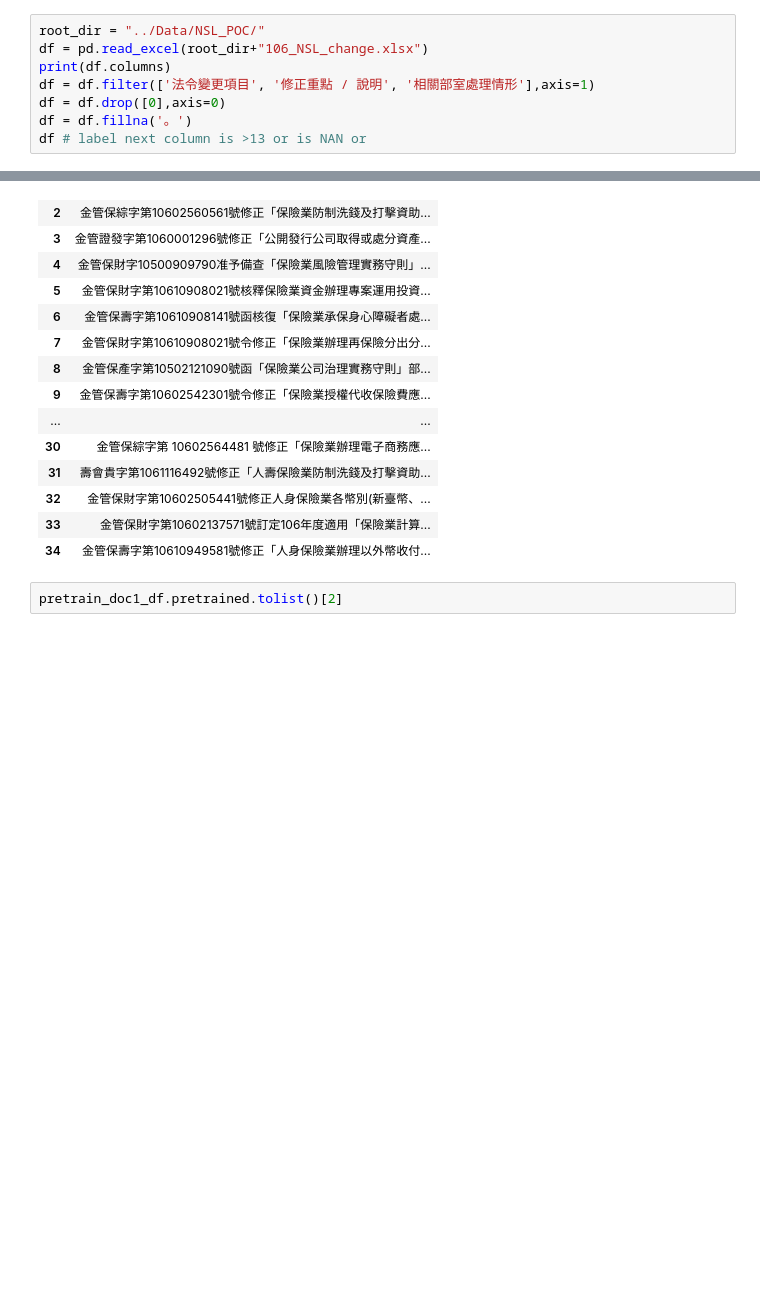
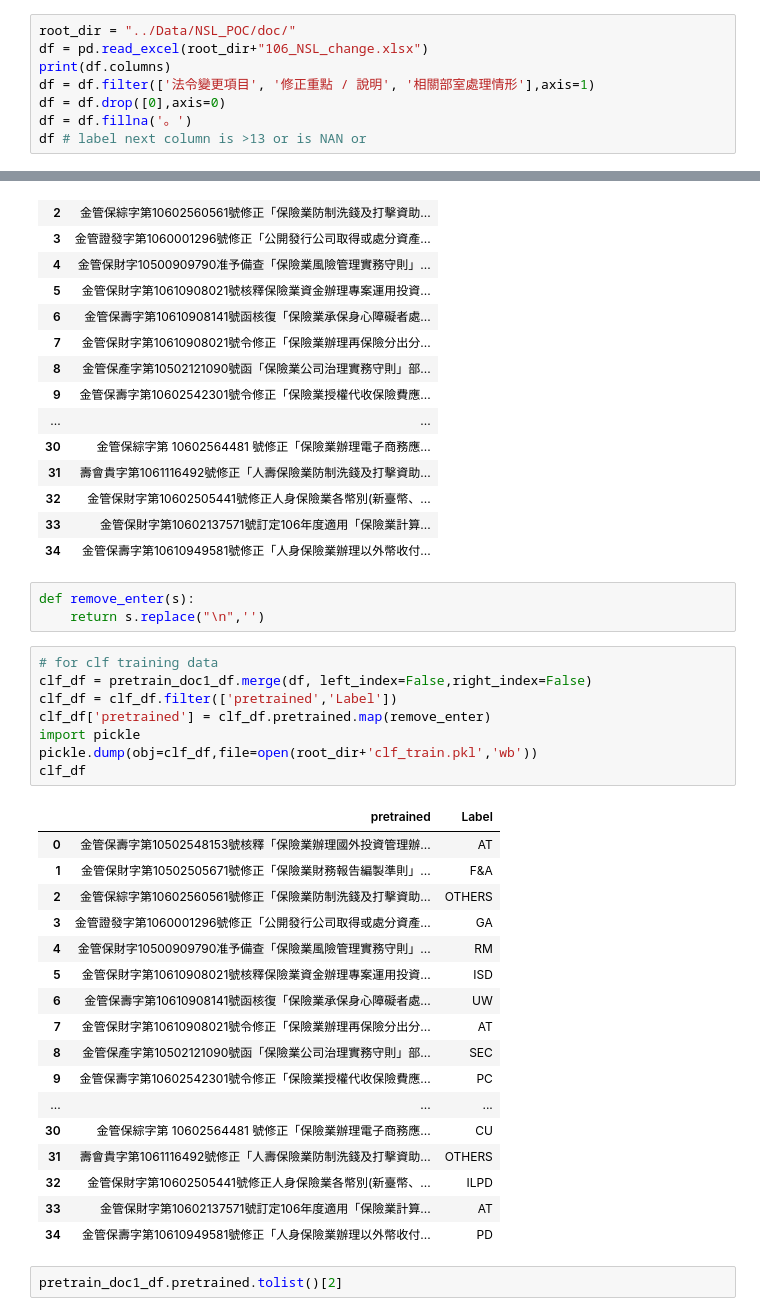
Before and after one commit to tychen5/BERT_chinese_LM_processing, a Jupyter notebook: src/001.NSL_readWord.ipynb, the cells around one changed output, grey strips where cells are left out. Cells and saved outputs as stored; diff of their text form; blank space fills up the shorter version.

```diff
--- a/src/001.NSL_readWord.ipynb
+++ b/src/001.NSL_readWord.ipynb
@@ -187,7 +187,7 @@ for word in words:
 # %%
 import pandas as pd
 # %%
-root_dir = "../Data/NSL_POC/"
+root_dir = "../Data/NSL_POC/doc/"
 df = pd.read_excel(root_dir+"106_NSL_change.xlsx")
 print(df.columns)
 df = df.filter(['法令變更項目', '修正重點 / 說明', '相關部室處理情形'],axis=1)
@@ -374,6 +374,35 @@ pretrain_doc1_df
 | 32 | 金管保財字第10602505441號修正人身保險業各幣別(新臺幣、... |
 | 33 | 金管保財字第10602137571號訂定106年度適用「保險業計算... |
 | 34 | 金管保壽字第10610949581號修正「人身保險業辦理以外幣收付... |
+# %%
+def remove_enter(s):
+    return s.replace("\n",'')
+# %%
+# for clf training data
+clf_df = pretrain_doc1_df.merge(df, left_index=False,right_index=False)
+clf_df = clf_df.filter(['pretrained','Label'])
+clf_df['pretrained'] = clf_df.pretrained.map(remove_enter)
+import pickle
+pickle.dump(obj=clf_df,file=open(root_dir+'clf_train.pkl','wb'))
+clf_df
+# %% [output]
+|  | pretrained | Label |
+| 0 | 金管保壽字第10502548153號核釋「保險業辦理國外投資管理辦... | AT |
+| 1 | 金管保財字第10502505671號修正「保險業財務報告編製準則」... | F&A |
+| 2 | 金管保綜字第10602560561號修正「保險業防制洗錢及打擊資助... | OTHERS |
+| 3 | 金管證發字第1060001296號修正「公開發行公司取得或處分資產... | GA |
+| 4 | 金管保財字10500909790准予備查「保險業風險管理實務守則」... | RM |
+| 5 | 金管保財字第10610908021號核釋保險業資金辦理專案運用投資... | ISD |
+| 6 | 金管保壽字第10610908141號函核復「保險業承保身心障礙者處... | UW |
+| 7 | 金管保財字第10610908021號令修正「保險業辦理再保險分出分... | AT |
+| 8 | 金管保產字第10502121090號函「保險業公司治理實務守則」部... | SEC |
+| 9 | 金管保壽字第10602542301號令修正「保險業授權代收保險費應... | PC |
+| ... | ... | ... |
+| 30 | 金管保綜字第 10602564481 號修正「保險業辦理電子商務應... | CU |
+| 31 | 壽會貴字第1061116492號修正「人壽保險業防制洗錢及打擊資助... | OTHERS |
+| 32 | 金管保財字第10602505441號修正人身保險業各幣別(新臺幣、... | ILPD |
+| 33 | 金管保財字第10602137571號訂定106年度適用「保險業計算... | AT |
+| 34 | 金管保壽字第10610949581號修正「人身保險業辦理以外幣收付... | PD |
 # %%
 pretrain_doc1_df.pretrained.tolist()[2]
 # %% [output]
```
Also changed, not shown: 5 other files.
